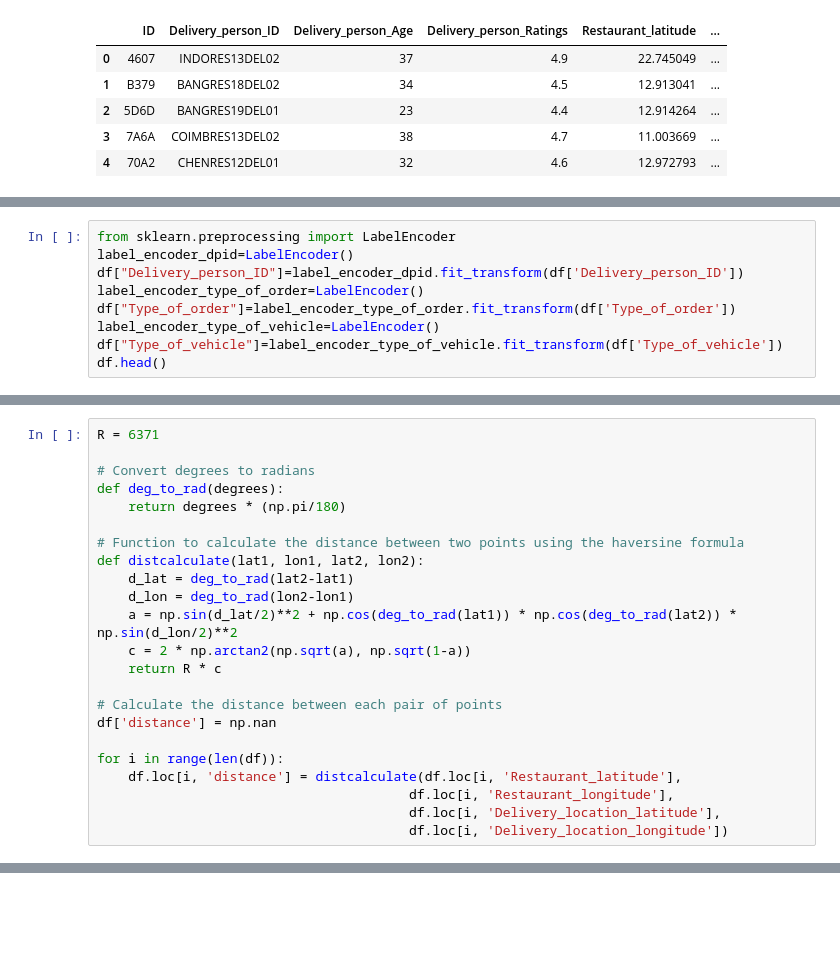
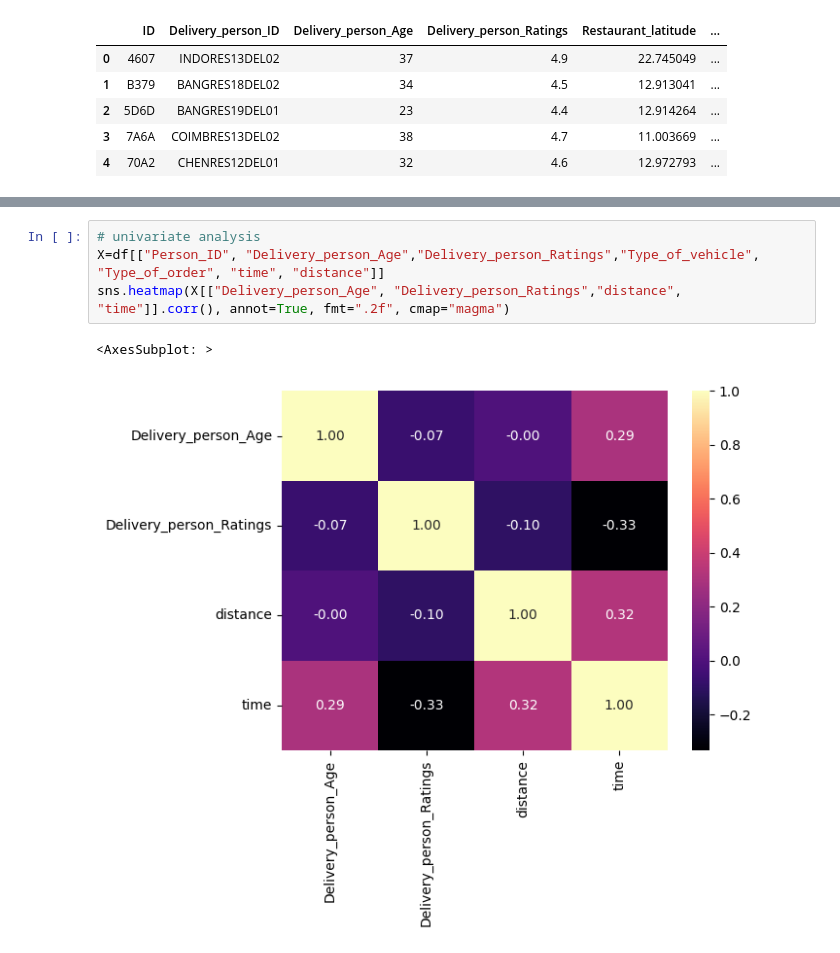
Before and after one commit to varun82004/Data_Analysis, a Jupyter notebook: delivery_time_series.ipynb, the cells around one changed output, grey strips where cells are left out. Cells and saved outputs as stored; diff of their text form; blank space fills up the shorter version.

```diff
--- a/delivery_time_series.ipynb
+++ b/delivery_time_series.ipynb
@@ -66,9 +168,0 @@ df.head()
-# %%
-from sklearn.preprocessing import LabelEncoder
-label_encoder_dpid=LabelEncoder()
-df["Delivery_person_ID"]=label_encoder_dpid.fit_transform(df['Delivery_person_ID'])
-label_encoder_type_of_order=LabelEncoder()
-df["Type_of_order"]=label_encoder_type_of_order.fit_transform(df['Type_of_order'])
-label_encoder_type_of_vehicle=LabelEncoder()
-df["Type_of_vehicle"]=label_encoder_type_of_vehicle.fit_transform(df['Type_of_vehicle'])
-df.head()
@@ -99,23 +177,0 @@ df.tail()
-# %%
-R = 6371
-
-# Convert degrees to radians
-def deg_to_rad(degrees):
-    return degrees * (np.pi/180)
-
-# Function to calculate the distance between two points using the haversine formula
-def distcalculate(lat1, lon1, lat2, lon2):
-    d_lat = deg_to_rad(lat2-lat1)
-    d_lon = deg_to_rad(lon2-lon1)
-    a = np.sin(d_lat/2)**2 + np.cos(deg_to_rad(lat1)) * np.cos(deg_to_rad(lat2)) * np.sin(d_lon/2)**2
-    c = 2 * np.arctan2(np.sqrt(a), np.sqrt(1-a))
-    return R * c
-
-# Calculate the distance between each pair of points
-df['distance'] = np.nan
-
-for i in range(len(df)):
-    df.loc[i, 'distance'] = distcalculate(df.loc[i, 'Restaurant_latitude'],
-                                        df.loc[i, 'Restaurant_longitude'],
-                                        df.loc[i, 'Delivery_location_latitude'],
-                                        df.loc[i, 'Delivery_location_longitude'])
@@ -491,0 +178,7 @@ RMSE: 7.666590808702226
+# %%
+# univariate analysis
+X=df[["Person_ID", "Delivery_person_Age","Delivery_person_Ratings","Type_of_vehicle", "Type_of_order", "time", "distance"]]
+sns.heatmap(X[["Delivery_person_Age", "Delivery_person_Ratings","distance", "time"]].corr(), annot=True, fmt=".2f", cmap="magma")
+# %% [output]
+<AxesSubplot: >
+[figure, added]
```
Also changed, not shown: parts of 68 cells of this notebook.
